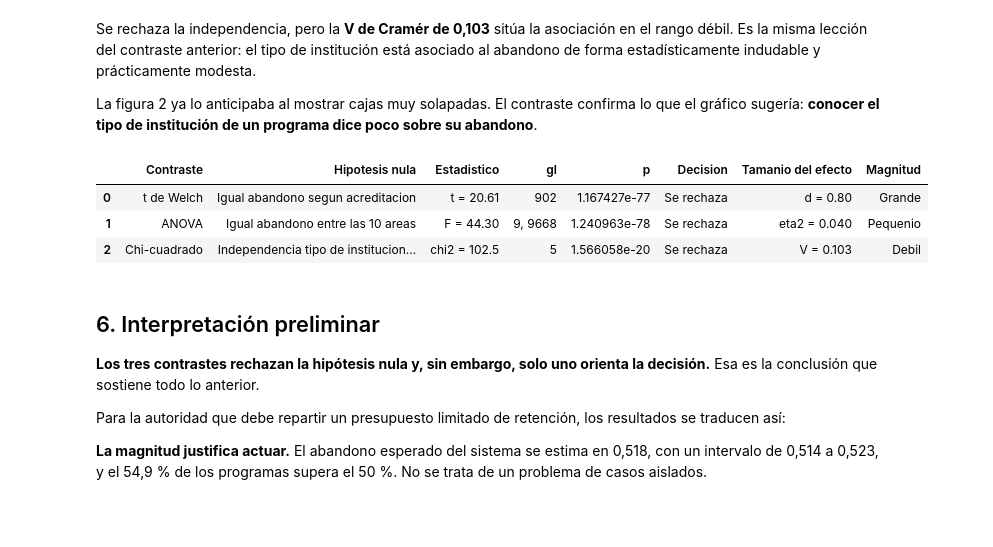
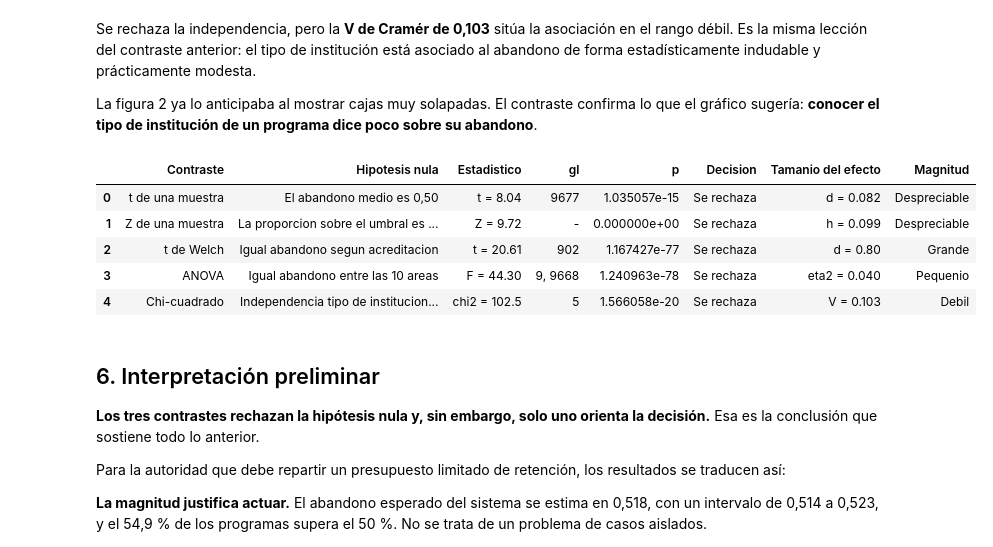
Before and after one commit to santunez75/analisis-desercion, a Jupyter notebook: notebooks/Sumativa1_Analisis_Desercion.ipynb, the cells around one changed output. Cells and saved outputs as stored; diff of their text form; code cells hidden in the pictures; blank space fills up the shorter version.

```diff
--- a/notebooks/Sumativa1_Analisis_Desercion.ipynb
+++ b/notebooks/Sumativa1_Analisis_Desercion.ipynb
@@ -1161,0 +1198,13 @@ print("   potencia resulta despreciable cuando el supuesto se cumple.")
+# %%
+REFERENCIA = 0.50
+t_una, p_una = stats.ttest_1samp(abandono, REFERENCIA)
+d_una = (abandono.mean() - REFERENCIA) / abandono.std()
+
+print(f"Media observada:     {abandono.mean():.4f}")
+print(f"Valor de referencia: {REFERENCIA:.2f}")
+print(f"Diferencia:          {abandono.mean() - REFERENCIA:+.4f}")
+print(f"Estadistico t:       {t_una:.3f}   gl = {len(abandono)-1:,}".replace(",", "."))
+print(f"Valor p:             {p_una:.3e}")
+print(f"Decision:            {'se rechaza H0' if p_una < ALFA else 'no se rechaza H0'} al 5 %")
+print(f"IC 95 % de la media: [{media['inferior']:.4f}, {media['superior']:.4f}]")
+print(f"d de Cohen:          {d_una:.3f}")
@@ -1161,0 +1240,20 @@ print("   potencia resulta despreciable cuando el supuesto se cumple.")
+# %%
+P0 = 0.50
+exitos_z = int((abandono > 0.5).sum())
+n_z = len(abandono)
+p_obs = exitos_z / n_z
+
+ee_h0 = np.sqrt(P0 * (1 - P0) / n_z)        # error estandar bajo la hipotesis nula
+z_obs = (p_obs - P0) / ee_h0
+p_z = 2 * (1 - stats.norm.cdf(abs(z_obs)))
+# Tamanio del efecto para proporciones: h de Cohen, sobre la escala angular.
+h_cohen = 2 * np.arcsin(np.sqrt(p_obs)) - 2 * np.arcsin(np.sqrt(P0))
+
+print(f"Proporcion observada: {p_obs:.4f}   ({exitos_z:,} de {n_z:,})".replace(",", "."))
+print(f"Valor de referencia:  {P0:.2f}")
+print(f"Error estandar bajo H0: {ee_h0:.5f}")
+print(f"Estadistico Z:        {z_obs:.3f}")
+print(f"Valor p:              {p_z:.3e}")
+print(f"Decision:             {'se rechaza H0' if p_z < ALFA else 'no se rechaza H0'} al 5 %")
+print(f"IC 95 % de Wilson:    [{wilson[0]:.4f}, {wilson[1]:.4f}]")
+print(f"h de Cohen:           {h_cohen:.3f}")
@@ -1322,23 +1443,31 @@ programa dice poco sobre su abandono**.
 # %%
 # Resumen de los tres contrastes, con su tamanio del efecto
 contrastes = pd.DataFrame([
+    {"Contraste": "t de una muestra", "Hipotesis nula": "El abandono medio es 0,50",
+     "Estadistico": f"t = {t_una:.2f}", "gl": f"{len(abandono)-1}", "p": p_una,
+     "Decision": "Se rechaza", "Tamanio del efecto": f"d = {d_una:.3f}", "Magnitud": "Despreciable"},
+    {"Contraste": "Z de una muestra", "Hipotesis nula": "La proporcion sobre el umbral es 0,50",
+     "Estadistico": f"Z = {z_obs:.2f}", "gl": "-", "p": p_z,
+     "Decision": "Se rechaza", "Tamanio del efecto": f"h = {h_cohen:.3f}", "Magnitud": "Despreciable"},
     {"Contraste": "t de Welch", "Hipotesis nula": "Igual abandono segun acreditacion",
      "Estadistico": f"t = {t_obs:.2f}", "gl": f"{dif['gl']:.0f}", "p": p_valor,
      "Decision": "Se rechaza", "Tamanio del efecto": f"d = {d_cohen:.2f}", "Magnitud": "Grande"},
     {"Contraste": "ANOVA", "Hipotesis nula": "Igual abandono entre las 10 areas",
      "Estadistico": f"F = {f_obs:.2f}", "gl": f"{k-1}, {N-k}", "p": p_anova,
      "Decision": "Se rechaza", "Tamanio del efecto": f"eta2 = {eta2:.3f}", "Magnitud": "Pequenio"},
     {"Contraste": "Chi-cuadrado", "Hipotesis nula": "Independencia tipo de institucion / abandono",
      "Estadistico": f"chi2 = {chi2:.1f}", "gl": str(gl_chi), "p": p_chi,
      "Decision": "Se rechaza", "Tamanio del efecto": f"V = {v_cramer:.3f}", "Magnitud": "Debil"},
 ])
 contrastes.to_csv(TABLAS / "contrastes_hipotesis.csv", index=False, encoding="utf-8-sig")
 contrastes
 # %% [output]
 |  | Contraste | Hipotesis nula | Estadistico | gl | p | Decision | Tamanio del efecto | Magnitud |
-| 0 | t de Welch | Igual abandono segun acreditacion | t = 20.61 | 902 | 1.167427e-77 | Se rechaza | d = 0.80 | Grande |
-| 1 | ANOVA | Igual abandono entre las 10 areas | F = 44.30 | 9, 9668 | 1.240963e-78 | Se rechaza | eta2 = 0.040 | Pequenio |
-| 2 | Chi-cuadrado | Independencia tipo de institucion... | chi2 = 102.5 | 5 | 1.566058e-20 | Se rechaza | V = 0.103 | Debil |
+| 0 | t de una muestra | El abandono medio es 0,50 | t = 8.04 | 9677 | 1.035057e-15 | Se rechaza | d = 0.082 | Despreciable |
+| 1 | Z de una muestra | La proporcion sobre el umbral es ... | Z = 9.72 | - | 0.000000e+00 | Se rechaza | h = 0.099 | Despreciable |
+| 2 | t de Welch | Igual abandono segun acreditacion | t = 20.61 | 902 | 1.167427e-77 | Se rechaza | d = 0.80 | Grande |
+| 3 | ANOVA | Igual abandono entre las 10 areas | F = 44.30 | 9, 9668 | 1.240963e-78 | Se rechaza | eta2 = 0.040 | Pequenio |
+| 4 | Chi-cuadrado | Independencia tipo de institucion... | chi2 = 102.5 | 5 | 1.566058e-20 | Se rechaza | V = 0.103 | Debil |
 # %% [markdown]
 ## 6. Interpretación preliminar
 
```
Also changed, not shown: parts of 12 cells of this notebook, 5 other files.
